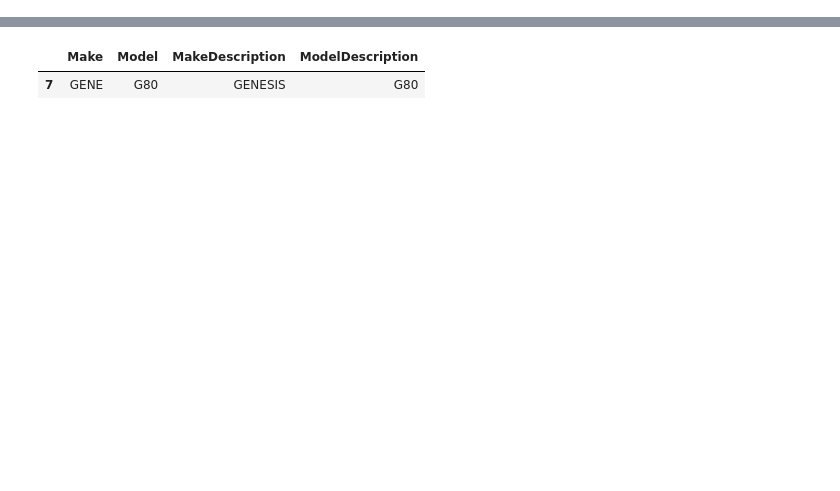
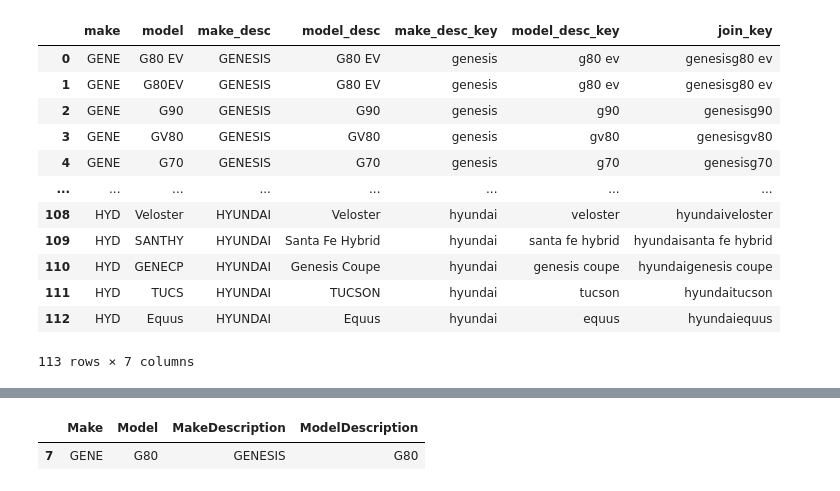
Before and after one commit to RaphaelTeo/Telepathy-Q1, a Jupyter notebook: main.ipynb, the cells around one changed output, grey strips where cells are left out. Saved outputs shown, nothing was run; the diff lists cells and outputs as text; code cells hidden in the pictures; blank space fills up the shorter version.

```diff
--- a/main.ipynb
+++ b/main.ipynb
@@ -81,0 +35,22 @@ df_renamed
+# %%
+# Data cleaning and to create keys for models 1
+df_m1_renamed = df_m1.rename({'Make':'make', 'Model':'model', 'MakeDescription': 'make_desc', 'ModelDescription':'model_desc'}, axis=1)
+df_m1_keyed = df_m1_renamed.copy()
+df_m1_keyed['make_desc_key'] = df_m1_keyed['make_desc'].apply(lambda x: x.lower().strip())
+df_m1_keyed['model_desc_key'] = df_m1_keyed['model_desc'].apply(lambda x: x.lower().strip())
+df_m1_keyed['join_key'] = df_m1_keyed['make_desc_key'] + df_m1_keyed['model_desc_key']
+df_m1_keyed
+# %% [output]
+|  | make | model | make_desc | model_desc | make_desc_key | model_desc_key | join_key |
+| 0 | GENE | G80 EV | GENESIS | G80 EV | genesis | g80 ev | genesisg80 ev |
+| 1 | GENE | G80EV | GENESIS | G80 EV | genesis | g80 ev | genesisg80 ev |
+| 2 | GENE | G90 | GENESIS | G90 | genesis | g90 | genesisg90 |
+| 3 | GENE | GV80 | GENESIS | GV80 | genesis | gv80 | genesisgv80 |
+| 4 | GENE | G70 | GENESIS | G70 | genesis | g70 | genesisg70 |
+| ... | ... | ... | ... | ... | ... | ... | ... |
+| 108 | HYD | Veloster | HYUNDAI | Veloster | hyundai | veloster | hyundaiveloster |
+| 109 | HYD | SANTHY | HYUNDAI | Santa Fe Hybrid | hyundai | santa fe hybrid | hyundaisanta fe hybrid |
+| 110 | HYD | GENECP | HYUNDAI | Genesis Coupe | hyundai | genesis coupe | hyundaigenesis coupe |
+| 111 | HYD | TUCS | HYUNDAI | TUCSON | hyundai | tucson | hyundaitucson |
+| 112 | HYD | Equus | HYUNDAI | Equus | hyundai | equus | hyundaiequus |
+113 rows × 7 columns
```
Also changed, not shown: parts of 11 cells of this notebook.
